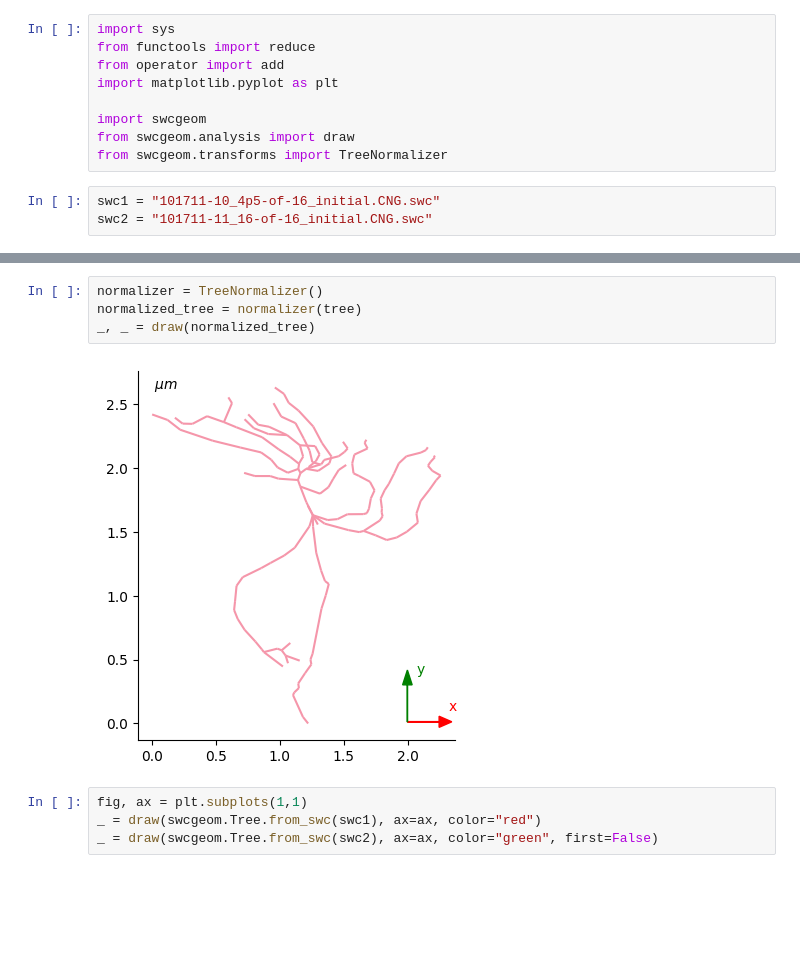
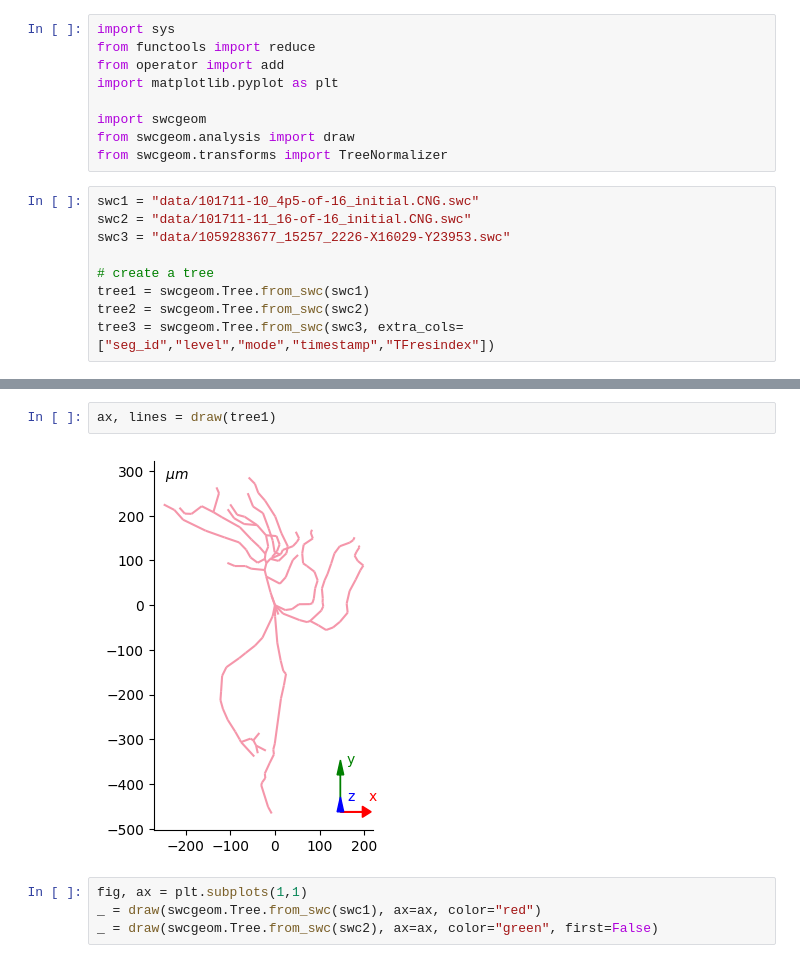
Before and after one commit to yzx9/swcgeom, a Jupyter notebook: examples/Tree.ipynb, the cells around one changed output, grey strips where cells are left out. Cells and saved outputs as stored; diff of their text form; blank space fills up the shorter version.

Commit message:
feat(analysis/visualization): support camare

```diff
--- a/examples/Tree.ipynb
+++ b/examples/Tree.ipynb
@@ -18,5 +15,11 @@ import swcgeom
 from swcgeom.analysis import draw
 from swcgeom.transforms import TreeNormalizer
 # %%
-swc1 = "101711-10_4p5-of-16_initial.CNG.swc"
-swc2 = "101711-11_16-of-16_initial.CNG.swc"
+swc1 = "data/101711-10_4p5-of-16_initial.CNG.swc"
+swc2 = "data/101711-11_16-of-16_initial.CNG.swc"
+swc3 = "data/1059283677_15257_2226-X16029-Y23953.swc"
+
+# create a tree
+tree1 = swcgeom.Tree.from_swc(swc1)
+tree2 = swcgeom.Tree.from_swc(swc2)
+tree3 = swcgeom.Tree.from_swc(swc3, extra_cols=["seg_id","level","mode","timestamp","TFresindex"])
@@ -58,9 +54,7 @@ tips: 21
-# %%
-normalizer = TreeNormalizer()
-normalized_tree = normalizer(tree)
-_, _ = draw(normalized_tree)
-# %% [output]
-[figure, removed]
+# %%
+ax, lines = draw(tree1)
+# %% [output]
+[figure, added]
 # %%
 fig, ax = plt.subplots(1,1)
 _ = draw(swcgeom.Tree.from_swc(swc1), ax=ax, color="red")
```
Also changed, not shown: parts of 5 cells of this notebook, 7 other files.
